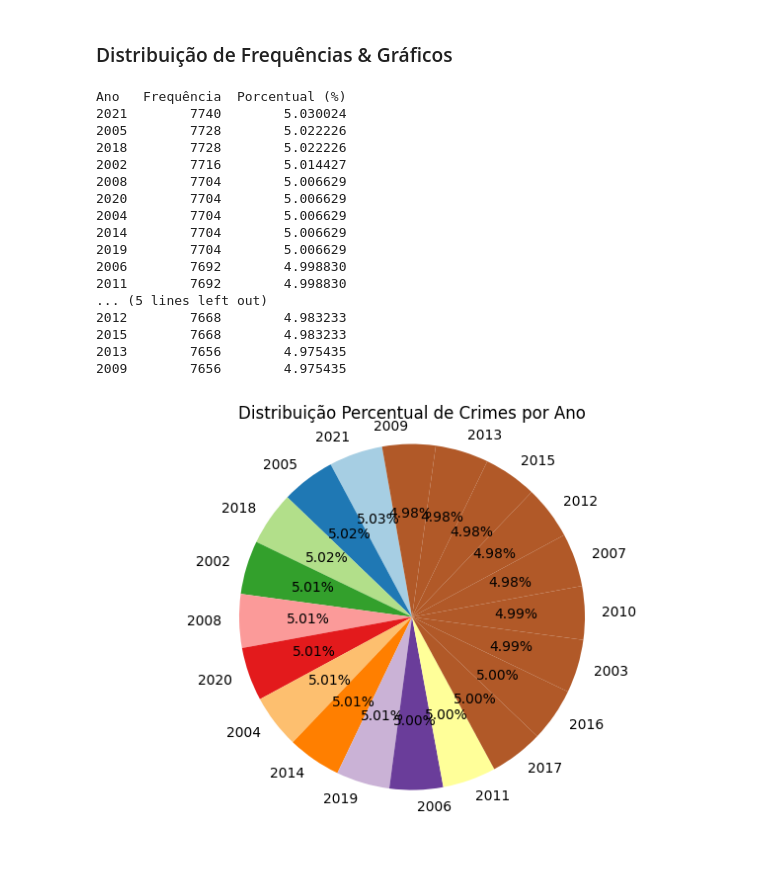
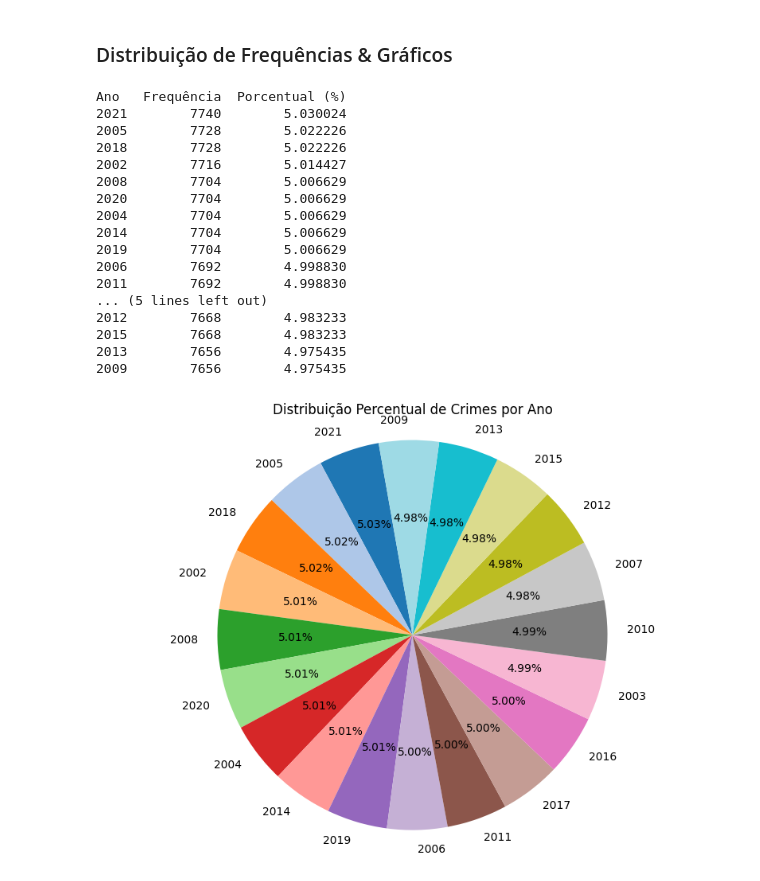
Before and after one commit to VinicMello/ibge_despesa_coletiva, a Jupyter notebook: notebook/main.ipynb, the cells around one changed output. Cells and saved outputs as stored; diff of their text form; code cells hidden in the pictures; blank space fills up the shorter version.

```diff
--- a/notebook/main.ipynb
+++ b/notebook/main.ipynb
@@ -124,36 +125,40 @@ dados.describe()
 # %%
 # Distribuição da frequência de ocorrências na coluna "Ano"
 frequencia_ano = dados['ano'].value_counts()
 porcentual_ano = dados['ano'].value_counts(normalize=True) * 100
 dist_freq_ano = pd.DataFrame({'Frequência': frequencia_ano, 'Porcentual (%)': porcentual_ano})
 dist_freq_ano.rename_axis('Ano', axis = 'columns', inplace=True)
 print(dist_freq_ano)
 
+# Gerar uma lista de cores a partir de uma paleta com mais opções
+cmap = plt.get_cmap('tab20')
+colors = cmap(np.linspace(0, 1, len(dist_freq_ano)))
+
 # Gráfico Pizza
-plt.figure(figsize=(8, 5))
-plt.pie(dist_freq_ano['Porcentual (%)'], labels=dist_freq_ano.index, autopct='%1.2f%%', startangle=100, colors=plt.cm.Paired(range(len(dist_freq_ano))))
+plt.figure(figsize=(10, 7))
+plt.pie(dist_freq_ano['Porcentual (%)'], labels=dist_freq_ano.index, autopct='%1.2f%%', startangle=100, colors=colors)
 plt.title('Distribuição Percentual de Crimes por Ano')
 plt.axis('equal')
 plt.show()
 # %% [output]
 Ano   Frequência  Porcentual (%)
 2021        7740        5.030024
 2005        7728        5.022226
 2018        7728        5.022226
 2002        7716        5.014427
 2008        7704        5.006629
 2020        7704        5.006629
 2004        7704        5.006629
 2014        7704        5.006629
 2019        7704        5.006629
 2006        7692        4.998830
 2011        7692        4.998830
 ... (5 lines left out)
 2012        7668        4.983233
 2015        7668        4.983233
 2013        7656        4.975435
 2009        7656        4.975435
-[figure, old version]
+[figure, new version]
 # %%
 # Distribuição da frequência de ocorrências na coluna "Região"
 frequencia_regiao = dados['regiao_ssp'].value_counts()
```
Also changed, not shown: parts of 13 cells of this notebook.
